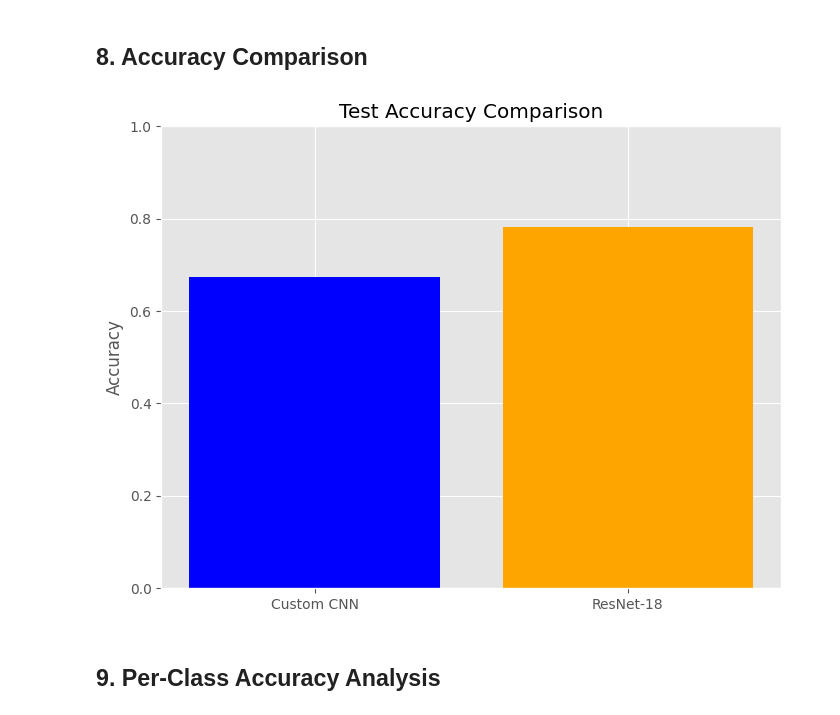
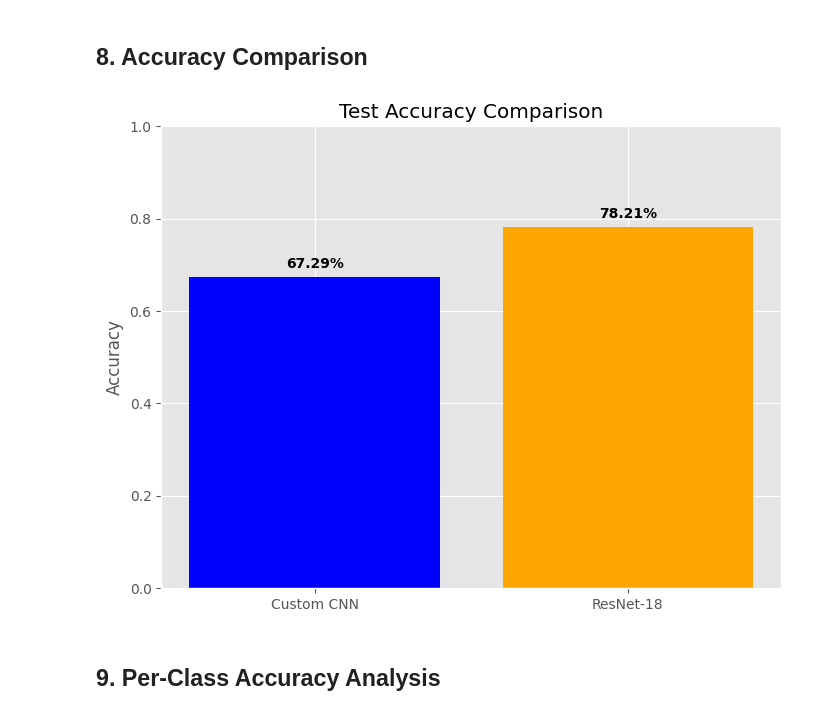
Before and after one commit to ptysiuuu/CovNet_Cifar100_classification, a Jupyter notebook: CIFAR100_Report.ipynb, the cells around one changed output. Cells and saved outputs as stored; diff of their text form; code cells hidden in the pictures.

```diff
--- a/CIFAR100_Report.ipynb
+++ b/CIFAR100_Report.ipynb
@@ -171,15 +162,26 @@ aquarium_fish       0.68      0.82      0.74       100
 # %%
 custom_accuracy = np.mean(np.array(custom_labels) == np.array(custom_preds))
 resnet_accuracy = np.mean(np.array(resnet_labels) == np.array(resnet_preds))
 
 plt.figure(figsize=(8, 6))
-plt.bar(['Custom CNN', 'ResNet-18'], [custom_accuracy, resnet_accuracy], color=['blue', 'orange'])
+bars = plt.bar(['Custom CNN', 'ResNet-18'],
+    [custom_accuracy, resnet_accuracy],
+    color=['blue', 'orange'])
+for bar in bars:
+    plt.text(bar.get_x() + bar.get_width() / 2,
+        bar.get_height() + 0.02,
+        f'{bar.get_height():.2%}',
+        ha='center',
+        fontsize=10,
+        fontweight='bold')
+
 plt.title('Test Accuracy Comparison')
 plt.ylabel('Accuracy')
 plt.ylim(0, 1)
+
 plt.show()
 # %% [output]
-[figure, old version]
+[figure, new version]
 # %% [markdown]
 ## 9. Per-Class Accuracy Analysis
 # %%
```
Also changed, not shown: parts of 6 cells of this notebook.
